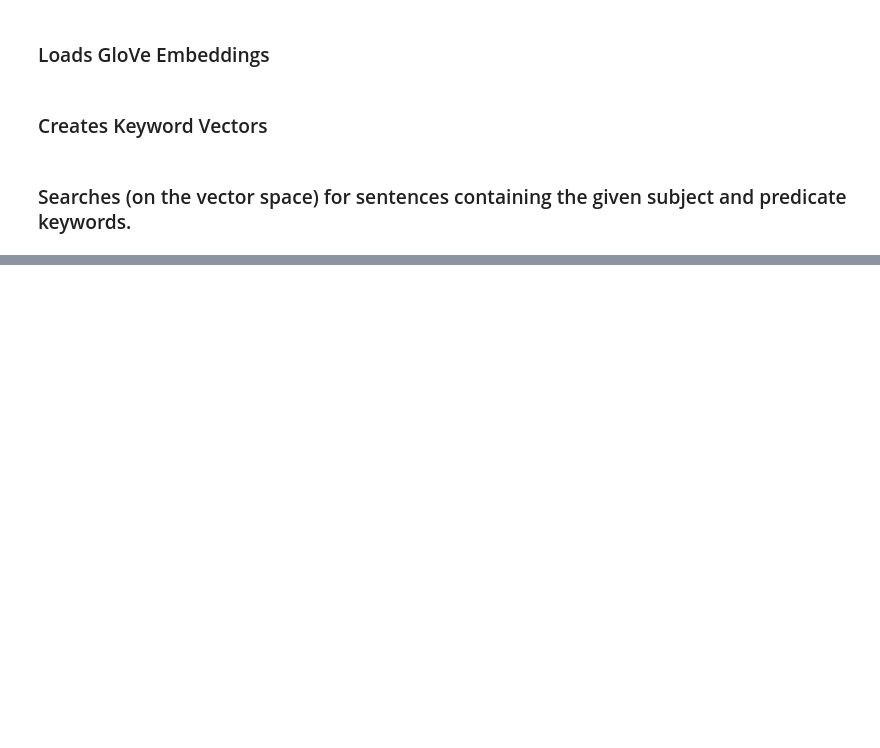
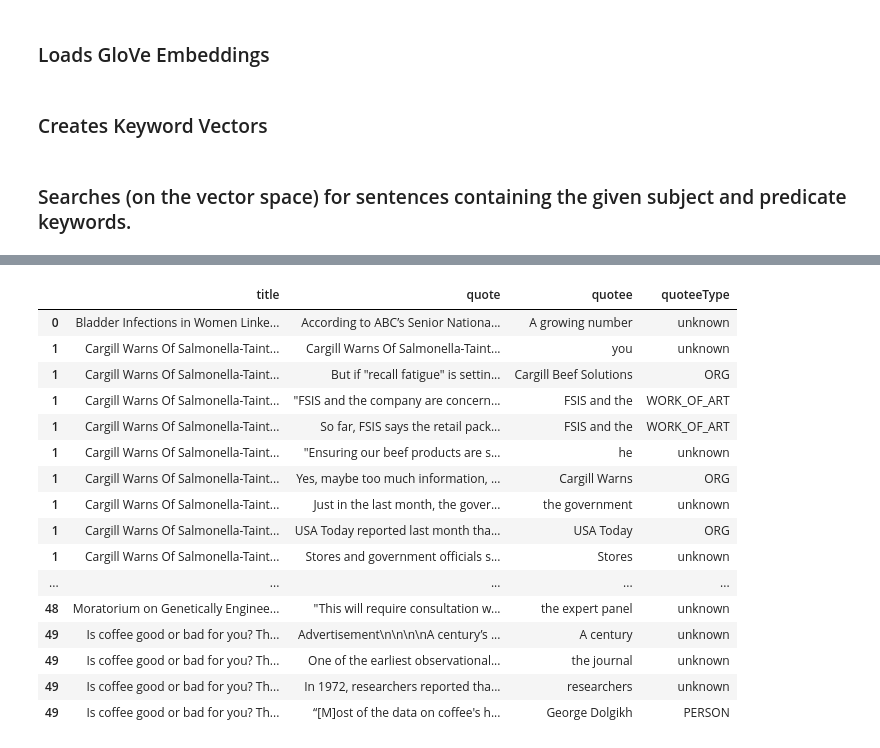
Before and after one commit to psmeros/SciLens, a Jupyter notebook: src/Argument Extraction.ipynb, the cells around one changed output, grey strips where cells are left out. Drawn from its saved outputs; the diff is of its cells as text; code cells hidden in the pictures; blank space fills up the shorter version.

Commit message:
Gathered quotes of articles in the original DF.

```diff
--- a/src/Argument Extraction.ipynb
+++ b/src/Argument Extraction.ipynb
@@ -23,7 +23,7 @@ loadGloveEmbeddings(gloveFile)
 # %%
 sourcesKeywords = [nlp(x)[0].lemma_ for x in ['paper', 'report', 'study', 'analysis', 'research', 'survey', 'release']]
 peopleKeywords = [nlp(x)[0].lemma_ for x in ['expert', 'scientist']]
-actionsKeywords = [nlp(x)[0].lemma_ for x in ['prove', 'demonstrate', 'reveal', 'state', 'mention', 'report', 'say', 'show', 'announce', 'claim', 'suggest', 'argue', 'predict']]
+actionsKeywords = [nlp(x)[0].lemma_ for x in ['prove', 'demonstrate', 'reveal', 'state', 'mention', 'report', 'say', 'show', 'announce', 'claim', 'suggest', 'argue', 'predict', 'believe', 'think']]
 
 sourcesKeywordsVec = [word2vec(x) for x in sourcesKeywords]
 peopleKeywordsVec = [word2vec(x) for x in peopleKeywords]
@@ -61,7 +61,7 @@ def keywordSearch(title, body):
                         break
     return claims
 # %%
-def claimExtraction(limitDocuments=10):
+def quoteExtraction(limitDocuments=10):
     query = createQuery(limitDocuments, 'web')
     documents = queryDB(query)
 
@@ -69,18 +69,20 @@ def claimExtraction(limitDocuments=10):
     cc = 0
 
     def checkAction(w):
+        enableEmbeddings = False
         threshold = 0.9
 
         for a in actionsKeywords:
             if w is not None and w.lemma_ == a:
                 return True
 
-        wVec = word2vec(w.text)
+        if (enableEmbeddings):
+            wVec = word2vec(w.text)
 
-        for aVec in actionsKeywordsVec:
-            if abs(cosine_similarity(aVec.reshape(1, -1), wVec.reshape(1, -1))) > threshold:
-                print ("new action",w)
-                return True
+            for aVec in actionsKeywordsVec:
+                if abs(cosine_similarity(aVec.reshape(1, -1), wVec.reshape(1, -1))) > threshold:
+                    print ("new action",w)
+                    return True
         return False
 
     def acronym(phrase):
@@ -100,25 +102,25 @@ def claimExtraction(limitDocuments=10):
         return fullAcronym.lower(), compactAcronym.lower(), upperAccronym.lower()
 
 
-    def improveClaimerEntity(claimer, claimerType, allEntities):
+    def improveQuoteeEntity(quotee, quoteeType, allEntities):
 
-        if len(claimer.split()) == 1:
-            #case where claimer is referred to with his/her first or last name.
+        if len(quotee.split()) == 1:
+            #case where quotee is referred to with his/her first or last name.
             for e in allEntities:
-                if claimer in e.text.split() and claimerType in ['PERSON']:
+                if quotee in e.text.split() and quoteeType in ['PERSON']:
                     return e.text, e.label_
 
-            #case where claimer is referred to with an acronym.
+            #case where quotee is referred to with an acronym.
             for e in allEntities:
-                if claimer.lower() in acronym(e.text)  and claimerType in ['ORG']:
+                if quotee.lower() in acronym(e.text)  and quoteeType in ['ORG']:
                     return e.text, e.label_
 
-        return claimer, claimerType
+        return quotee, quoteeType
 
-    def resolveClaimer(claimer, sentenceEntities, allEntities):
+    def resolveQuotee(quotee, sentenceEntities, allEntities):
 
         try:
-            c = next(nlp(claimer).noun_chunks)
+            c = next(nlp(quotee).noun_chunks)
         except:
             #heuristic: first entity of the sentence or of the whole text.
             for e in sentenceEntities + allEntities:
@@ -152,11 +154,11 @@ def claimExtraction(limitDocuments=10):
 
 
         allEntities = nlp(body).ents + nlp(title).ents
-        claims = []
+        quotes = []
 
         for s in sent_tokenize(body):
-            claimFound = claimerFound = False
-            claim = claimer = claimerType = ""
+            quoteFound = quoteeFound = False
+            quote = quotee = quoteeType = ""
 
             doc = nlp(s)
 
@@ -181,38 +183,39 @@ def claimExtraction(limitDocuments=10):
                         if np.root.head == v:
 
                             if(np.root.dep == nsubj):
-                                claimer = np.text
-                                claimerFound = True
+                                quotee = np.text
+                                quoteeFound = True
 
                             if(np.root.dep == dobj): #TODO
                                 pass
 
-                            claimFound = True
+                            quoteFound = True
 
-                    if claimerFound:
+                    if quoteeFound:
                         break
 
 
 
-            if claimFound:
-                    claim = s
-                    global cc
-                    cc += 1
-                    claims.append(claim)
-                    claimer, claimerType = resolveClaimer(claimer, doc.ents, allEntities)
-                    claimer, claimerType = improveClaimerEntity(claimer, claimerType, allEntities)
-                    print('claim: ', claim)
-                    print('by: ', claimer, '(', claimerType, ')')
-                    print()
+            if quoteFound:
+                    quote = s
+                    quotee, quoteeType = resolveQuotee(quotee, doc.ents, allEntities)
+                    quotee, quoteeType = improveQuoteeEntity(quotee, quoteeType, allEntities)
+
+                    quotes.append({'quote': quote, 'quotee':quotee, 'quoteeType':quoteeType})
+                    #print('quote: ', quote)
+                    #print('by: ', quotee, '(', quoteeType, ')')
+                    #print()
                     continue
 
-        return claims
+        return quotes
 
 
-    claims = documents.apply(lambda d: dependencyGraphSearch(d['title'],d['body']), axis=1)
+    documents['quotes'] = documents.apply(lambda d: dependencyGraphSearch(d['title'],d['body']), axis=1)
 
-    print (cc)
-    return len(claims[0])
+    documents = documents[['title']].join(documents['quotes'].apply(pd.Series).stack().reset_index(level=1, drop=True).apply(pd.Series))
 
-claimExtraction(2)
+    print ('#quotesPerDocument: ',len(documents)/limitDocuments)
+    return documents
+
+quoteExtraction(50)
 # %% [output]
@@ -235,0 +223,17 @@ by:  Margo Wootan ( PERSON )
+|  | title | quote | quotee | quoteeType |
+| 0 | Bladder Infections in Women Linke... | According to ABC’s Senior Nationa... | A growing number | unknown |
+| 1 | Cargill Warns Of Salmonella-Taint... | Cargill Warns Of Salmonella-Taint... | you | unknown |
+| 1 | Cargill Warns Of Salmonella-Taint... | But if "recall fatigue" is settin... | Cargill Beef Solutions | ORG |
+| 1 | Cargill Warns Of Salmonella-Taint... | "FSIS and the company are concern... | FSIS and the | WORK_OF_ART |
+| 1 | Cargill Warns Of Salmonella-Taint... | So far, FSIS says the retail pack... | FSIS and the | WORK_OF_ART |
+| 1 | Cargill Warns Of Salmonella-Taint... | "Ensuring our beef products are s... | he | unknown |
+| 1 | Cargill Warns Of Salmonella-Taint... | Yes, maybe too much information, ... | Cargill Warns | ORG |
+| 1 | Cargill Warns Of Salmonella-Taint... | Just in the last month, the gover... | the government | unknown |
+| 1 | Cargill Warns Of Salmonella-Taint... | USA Today reported last month tha... | USA Today | ORG |
+| 1 | Cargill Warns Of Salmonella-Taint... | Stores and government officials s... | Stores | unknown |
+| ... | ... | ... | ... | ... |
+| 48 | Moratorium on Genetically Enginee... | "This will require consultation w... | the expert panel | unknown |
+| 49 | Is coffee good or bad for you? Th... | Advertisement\n\n\n\nA century’s ... | A century | unknown |
+| 49 | Is coffee good or bad for you? Th... | One of the earliest observational... | the journal | unknown |
+| 49 | Is coffee good or bad for you? Th... | In 1972, researchers reported tha... | researchers | unknown |
+| 49 | Is coffee good or bad for you? Th... | “[M]ost of the data on coffee's h... | George Dolgikh | PERSON |
```
Also changed, not shown: parts of 1 cell of this notebook.
